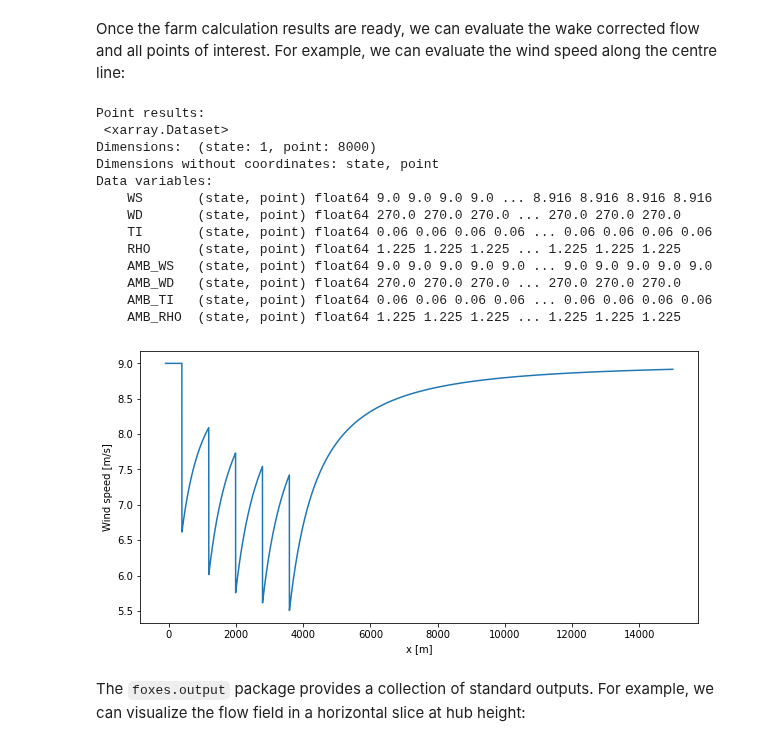
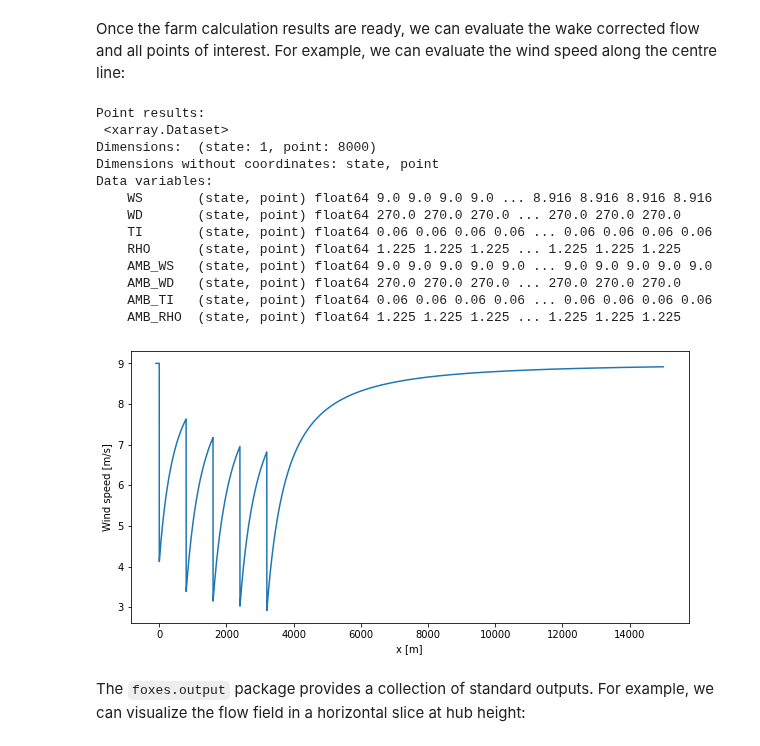
Before and after one commit to FraunhoferIWES/foxes, a Jupyter notebook: notebooks/examples.ipynb, the cells around one changed output. Saved outputs shown, nothing was run; the diff lists cells and outputs as text; code cells hidden in the pictures.

```diff
--- a/notebooks/examples.ipynb
+++ b/notebooks/examples.ipynb
@@ -127,36 +127,40 @@ state turbine
 # %% [markdown]
 Once the farm calculation results are ready, we can evaluate the wake corrected flow and all points of interest. For example, we can evaluate the wind speed along the centre line:
 # %%
+# infer hub height from turbine type:
+H = mbook.turbine_types["NREL5"].H
+
 # create points of interest, shape (n_states, n_points, 3):
 n_points = 8000
 points   = np.zeros((1, n_points, 3))
 points[:, :, 0] = np.linspace(-100., 15000., n_points)[None, :]
+points[:, :, 2] = H
 
 # calculate point results:
 point_results = algo.calc_points(farm_results, points)
 print("\nPoint results:\n", point_results)
 
 # create figure:
 fig, ax = plt.subplots(figsize=(10, 5))
 ax.plot(points[0, :, 0], point_results[FV.WS][0, :])
 ax.set_xlabel("x [m]")
 ax.set_ylabel("Wind speed [m/s]")
 plt.show()
 # %% [output]
 Point results:
  <xarray.Dataset>
 Dimensions:  (state: 1, point: 8000)
 Dimensions without coordinates: state, point
 Data variables:
     WS       (state, point) float64 9.0 9.0 9.0 9.0 ... 8.916 8.916 8.916 8.916
     WD       (state, point) float64 270.0 270.0 270.0 ... 270.0 270.0 270.0
     TI       (state, point) float64 0.06 0.06 0.06 0.06 ... 0.06 0.06 0.06 0.06
     RHO      (state, point) float64 1.225 1.225 1.225 ... 1.225 1.225 1.225
     AMB_WS   (state, point) float64 9.0 9.0 9.0 9.0 9.0 ... 9.0 9.0 9.0 9.0 9.0
     AMB_WD   (state, point) float64 270.0 270.0 270.0 ... 270.0 270.0 270.0
     AMB_TI   (state, point) float64 0.06 0.06 0.06 0.06 ... 0.06 0.06 0.06 0.06
     AMB_RHO  (state, point) float64 1.225 1.225 1.225 ... 1.225 1.225 1.225
-[figure, old version]
+[figure, new version]
 # %% [markdown]
 The `foxes.output` package provides a collection of standard outputs. For example, we can visualize the flow field in a horizontal slice at hub height:
 # %%
```
Also changed, not shown: parts of 2 cells of this notebook, 1 other file.
